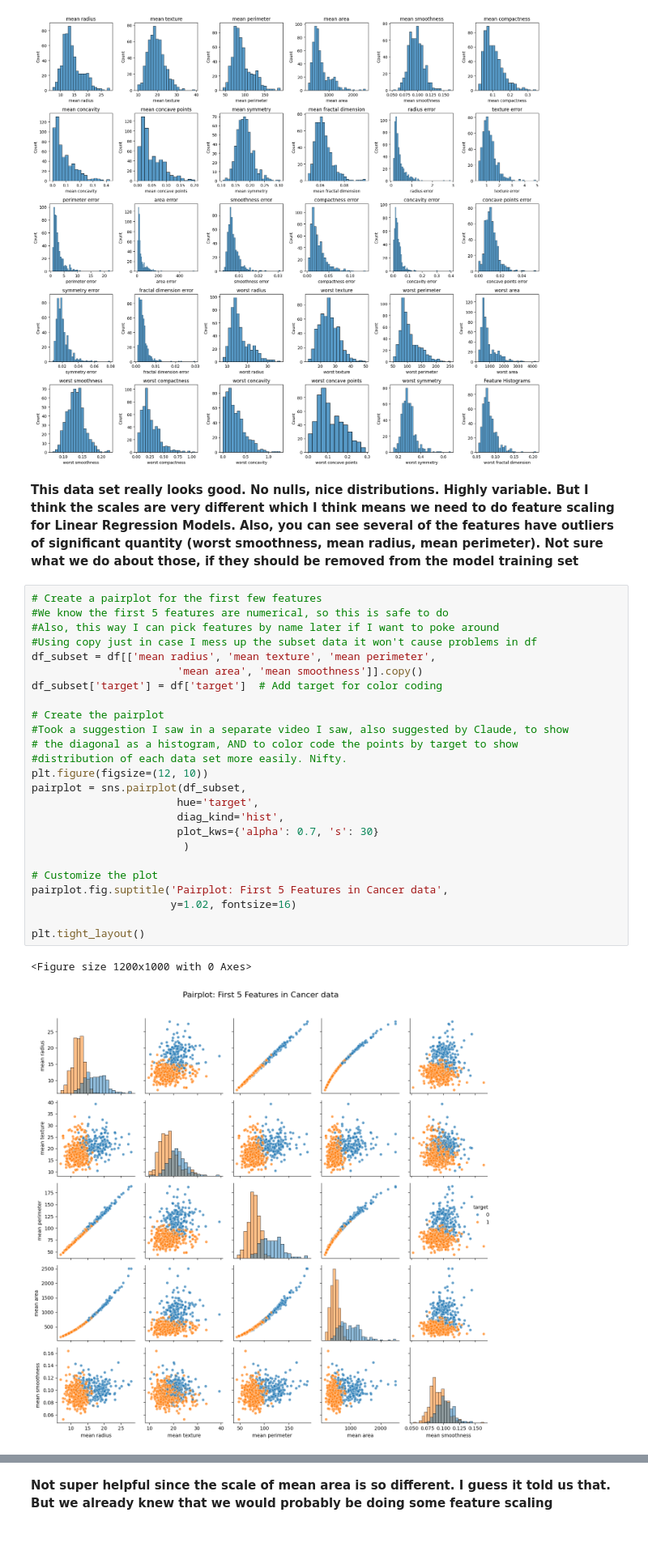
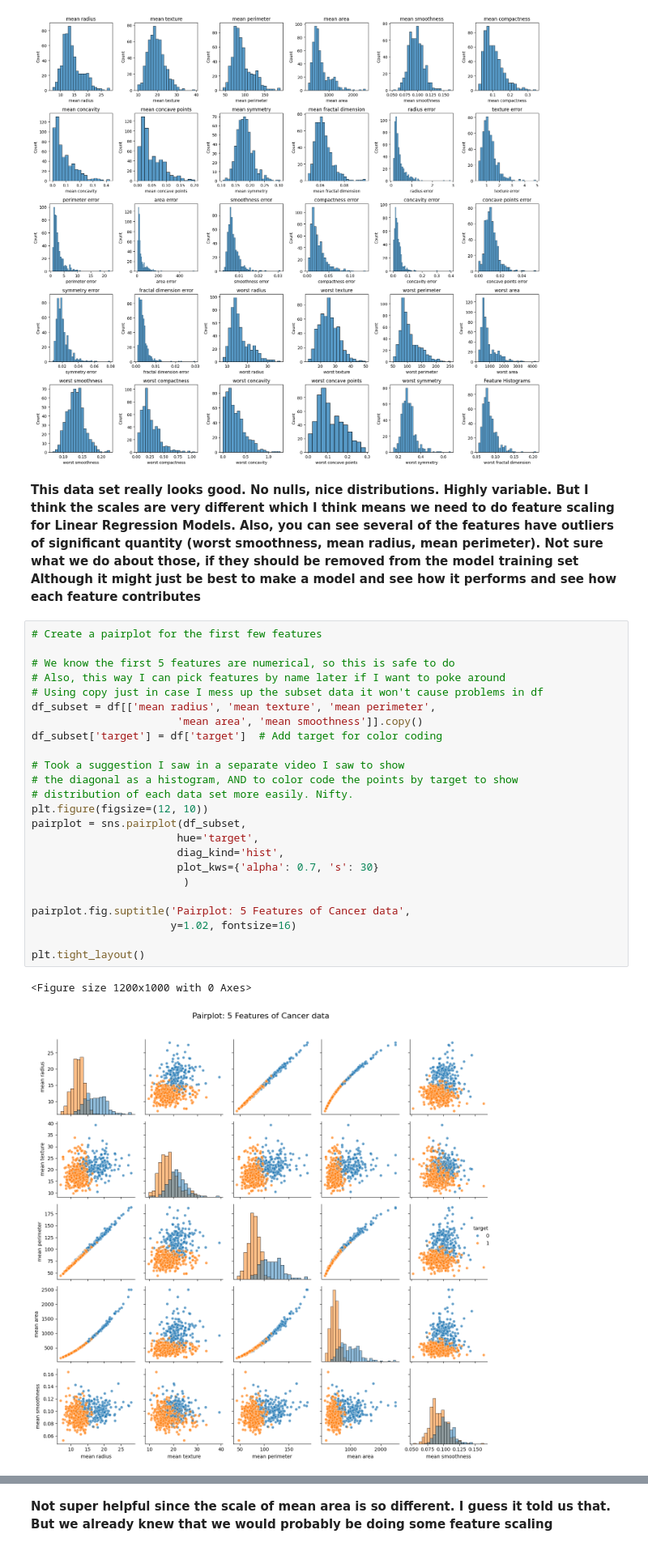
Before and after one commit to jgeiger81/sbml, a Jupyter notebook: 4.3 LogisticRegression/JasonG_MLE_MiniProject_Logistic_Regression.ipynb, the cells around one changed output, grey strips where cells are left out. Shown at 81% size. Saved outputs shown, nothing was run; the diff lists cells and outputs as text.

```diff
--- a/4.3 LogisticRegression/JasonG_MLE_MiniProject_Logistic_Regression.ipynb
+++ b/4.3 LogisticRegression/JasonG_MLE_MiniProject_Logistic_Regression.ipynb
@@ -188,32 +197,32 @@ plt.show()
 [figure]
 # %% [markdown]
 **This data set really looks good. No nulls, nice distributions. Highly variable. But I think the scales are very different which I think means we need to do feature scaling for Linear Regression Models. Also, you can see several of the features have outliers of significant quantity (worst smoothness, mean radius, mean perimeter). Not sure what we do about those, if they should be removed from the model training set**
+**Although it might just be best to make a model and see how it performs and see how each feature contributes**
 # %%
 # Create a pairplot for the first few features
-#We know the first 5 features are numerical, so this is safe to do
-#Also, this way I can pick features by name later if I want to poke around
-#Using copy just in case I mess up the subset data it won't cause problems in df
+
+# We know the first 5 features are numerical, so this is safe to do
+# Also, this way I can pick features by name later if I want to poke around
+# Using copy just in case I mess up the subset data it won't cause problems in df
 df_subset = df[['mean radius', 'mean texture', 'mean perimeter',
                        'mean area', 'mean smoothness']].copy()
 df_subset['target'] = df['target']  # Add target for color coding
 
-# Create the pairplot
-#Took a suggestion I saw in a separate video I saw, also suggested by Claude, to show
+# Took a suggestion I saw in a separate video I saw to show
 # the diagonal as a histogram, AND to color code the points by target to show
-#distribution of each data set more easily. Nifty.
+# distribution of each data set more easily. Nifty.
 plt.figure(figsize=(12, 10))
 pairplot = sns.pairplot(df_subset,
                        hue='target',
                        diag_kind='hist',
                        plot_kws={'alpha': 0.7, 's': 30}
                         )
 
-# Customize the plot
-pairplot.fig.suptitle('Pairplot: First 5 Features in Cancer data',
+pairplot.fig.suptitle('Pairplot: 5 Features of Cancer data',
                       y=1.02, fontsize=16)
 
 plt.tight_layout()
 # %% [output]
 <Figure size 1200x1000 with 0 Axes>
-[figure, old version]
+[figure, new version]
 # %% [markdown]
```
Also changed, not shown: parts of 23 cells of this notebook.
